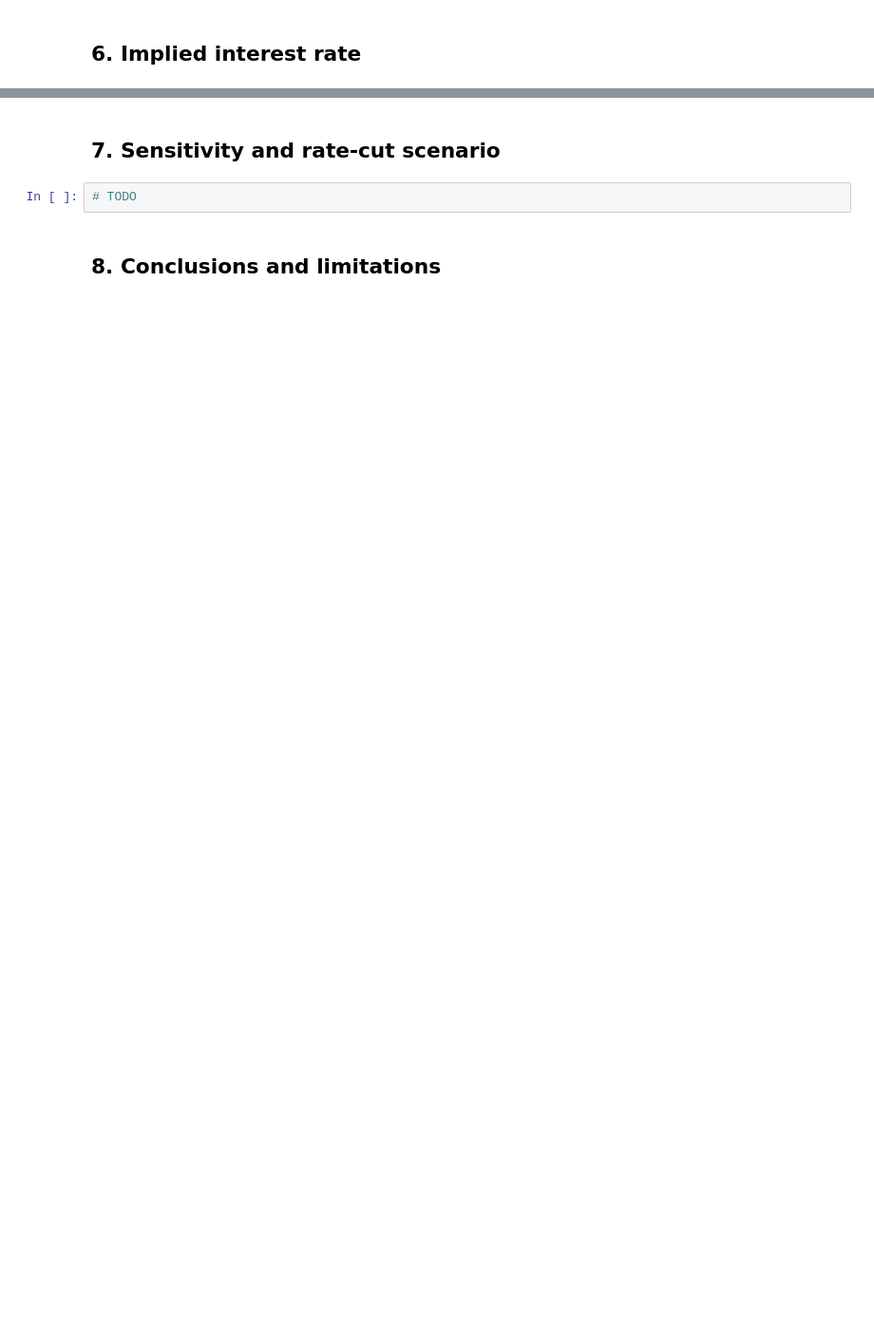
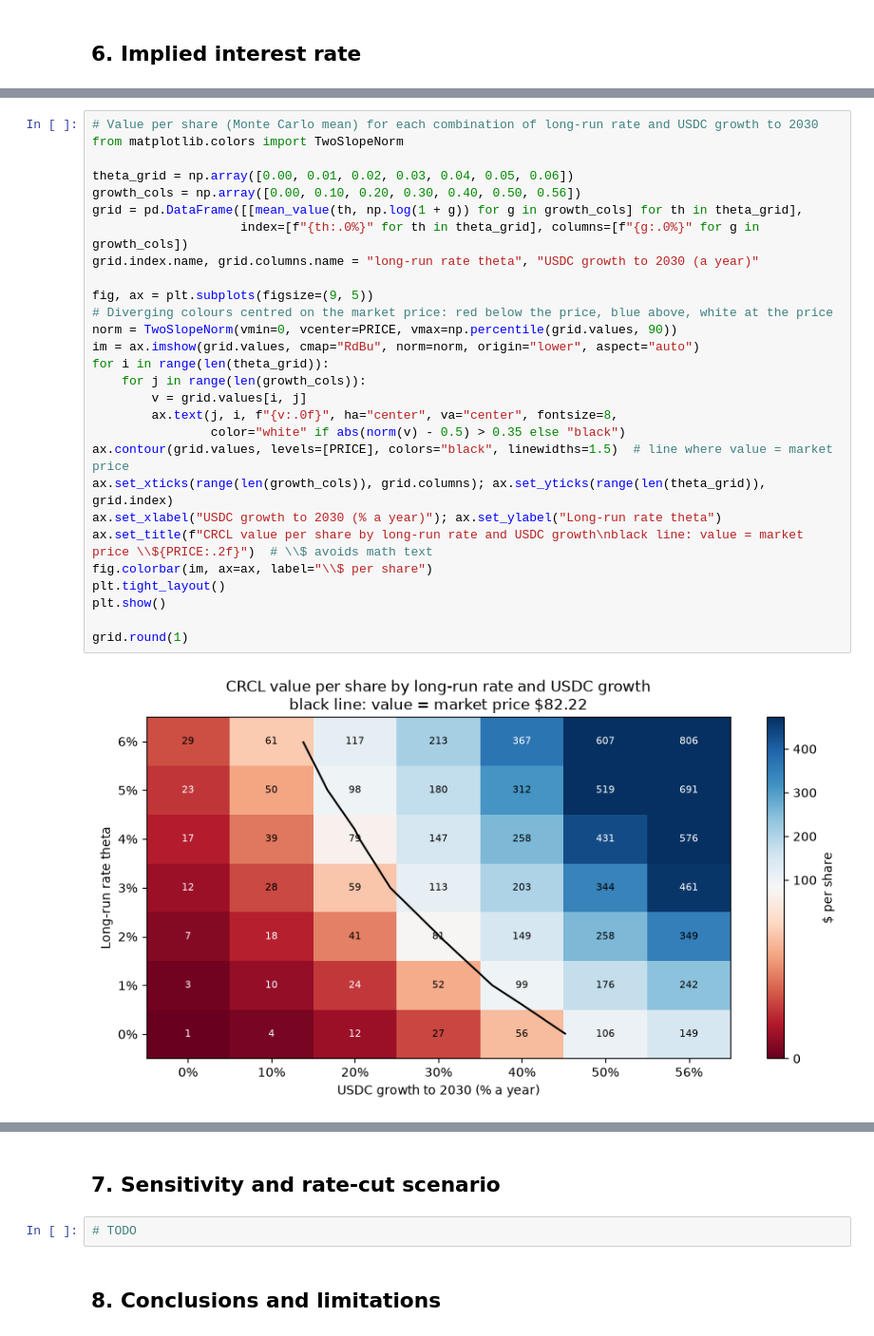
Before and after one commit to ChristopheAbelem/circle-valuation, a Jupyter notebook: notebooks/circle_valuation.ipynb, the cells around one changed output, grey strips where cells are left out. Shown at 95% size. Saved outputs shown, nothing was run; the diff lists cells and outputs as text; blank space fills up the shorter version.

```diff
--- a/notebooks/circle_valuation.ipynb
+++ b/notebooks/circle_valuation.ipynb
@@ -794,0 +959,30 @@ All |z| < 3: True
+# %%
+# Value per share (Monte Carlo mean) for each combination of long-run rate and USDC growth to 2030
+from matplotlib.colors import TwoSlopeNorm
+
+theta_grid = np.array([0.00, 0.01, 0.02, 0.03, 0.04, 0.05, 0.06])
+growth_cols = np.array([0.00, 0.10, 0.20, 0.30, 0.40, 0.50, 0.56])
+grid = pd.DataFrame([[mean_value(th, np.log(1 + g)) for g in growth_cols] for th in theta_grid],
+                    index=[f"{th:.0%}" for th in theta_grid], columns=[f"{g:.0%}" for g in growth_cols])
+grid.index.name, grid.columns.name = "long-run rate theta", "USDC growth to 2030 (a year)"
+
+fig, ax = plt.subplots(figsize=(9, 5))
+# Diverging colours centred on the market price: red below the price, blue above, white at the price
+norm = TwoSlopeNorm(vmin=0, vcenter=PRICE, vmax=np.percentile(grid.values, 90))
+im = ax.imshow(grid.values, cmap="RdBu", norm=norm, origin="lower", aspect="auto")
+for i in range(len(theta_grid)):
+    for j in range(len(growth_cols)):
+        v = grid.values[i, j]
+        ax.text(j, i, f"{v:.0f}", ha="center", va="center", fontsize=8,
+                color="white" if abs(norm(v) - 0.5) > 0.35 else "black")
+ax.contour(grid.values, levels=[PRICE], colors="black", linewidths=1.5)  # line where value = market price
+ax.set_xticks(range(len(growth_cols)), grid.columns); ax.set_yticks(range(len(theta_grid)), grid.index)
+ax.set_xlabel("USDC growth to 2030 (% a year)"); ax.set_ylabel("Long-run rate theta")
+ax.set_title(f"CRCL value per share by long-run rate and USDC growth\nblack line: value = market price \\${PRICE:.2f}")  # \\$ avoids math text
+fig.colorbar(im, ax=ax, label="\\$ per share")
+plt.tight_layout()
+plt.show()
+
+grid.round(1)
+# %% [output]
+[figure, added]
```
Also changed, not shown: parts of 24 cells of this notebook.
